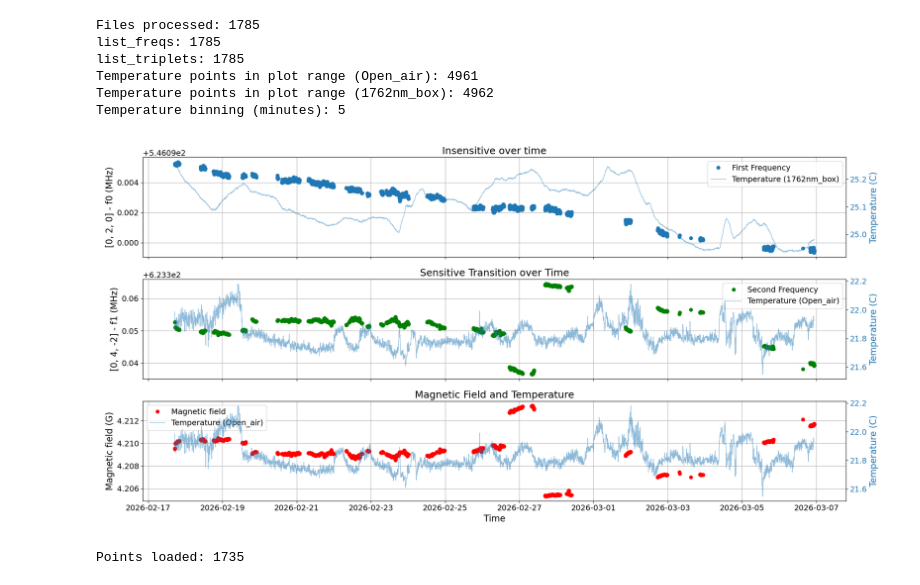
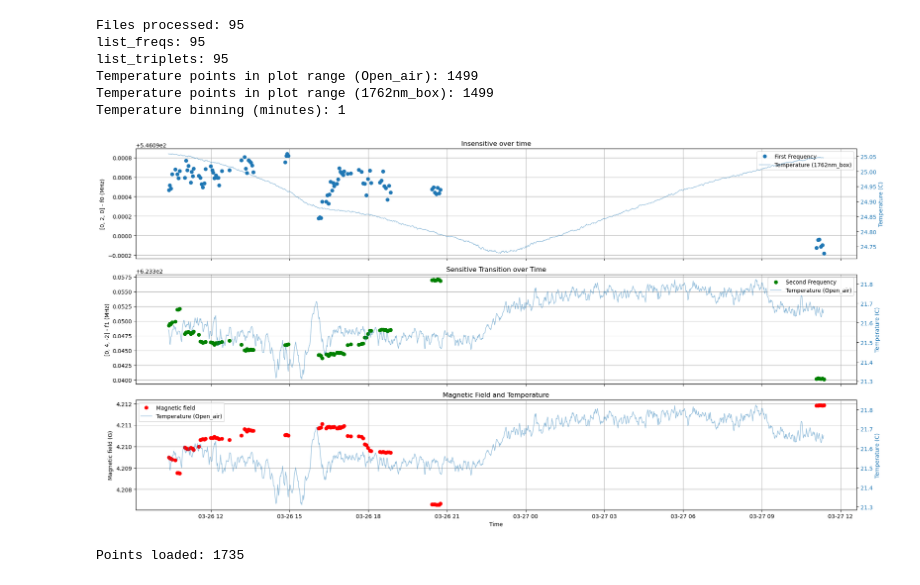
Before and after one commit to GauravTathed/PhD_python_scripts, a Jupyter notebook: Magnetic_field_over_time/magnetic_field_and_temp.ipynb, the cells around one changed output. Cells and saved outputs as stored; diff of their text form; code cells hidden in the pictures.

```diff
--- a/Magnetic_field_over_time/magnetic_field_and_temp.ipynb
+++ b/Magnetic_field_over_time/magnetic_field_and_temp.ipynb
@@ -15,10 +15,11 @@ folder_paths = [
 # Temperature log folders
 temp_base_folder_default = r"Z:\Lab_HPT_logs\Open_air"
 temp_base_folder_top_insensitive = r"Z:\Lab_HPT_logs\1762nm_box"
-TEMP_BIN_MINUTES = 5  # Set to None, 1, or 5
+TEMP_BIN_MINUTES = 1  # Set to None, 1, or 5
 
 # Define date-time filter (Modify as needed)
-start_date = datetime(2026, 2, 17, 0, 0, 0)  # Change to desired start datetime
+# start_date = datetime(2026, 2, 17, 0, 0, 0)  # Change to desired start datetime
+start_date = datetime(2026, 3, 25, 0, 0, 0)
 end_date = datetime(2026, 12, 15, 0, 0, 59)  # Change to desired end datetime (Optional)
 
 temp_line_pattern = re.compile(
@@ -307,40 +308,40 @@ for i, axis in enumerate(ax):
             alpha=0.5,
             label=t_label,
         )
 
     temp_axis.set_ylabel("Temperature (C)", color=temp_color)
     temp_axis.tick_params(axis="y", labelcolor=temp_color)
     ax_temp.append(temp_axis)
 
 # Combine legends from both y-axes on each subplot
 for i, axis in enumerate(ax):
     lines_left, labels_left = axis.get_legend_handles_labels()
     lines_right, labels_right = ax_temp[i].get_legend_handles_labels()
     if lines_left or lines_right:
         axis.legend(lines_left + lines_right, labels_left + labels_right, loc="best")
 
 # Shade regions on all subplots
 # for start, end in regions:
 #     t_start = sorted_times[start]
 #     t_end = sorted_times[end]
 #     for axis in ax:
 #         axis.axvspan(t_start, t_end, alpha=0.3, color='gray')
 
 # Rotate x-axis labels for better readability
 plt.xticks(rotation=45)
 
 # Show the plots
 plt.tight_layout()
 plt.savefig("freq_deviation_over_time.png")
 plt.show()
 # %% [output]
-Files processed: 1785
-list_freqs: 1785
-list_triplets: 1785
-Temperature points in plot range (Open_air): 4961
-Temperature points in plot range (1762nm_box): 4962
-Temperature binning (minutes): 5
+Files processed: 95
+list_freqs: 95
+list_triplets: 95
+Temperature points in plot range (Open_air): 1499
+Temperature points in plot range (1762nm_box): 1499
+Temperature binning (minutes): 1
-[figure, old version]
+[figure, new version]
 # %%
 %matplotlib widget
 # %%
```
Also changed, not shown: 26 other files.
